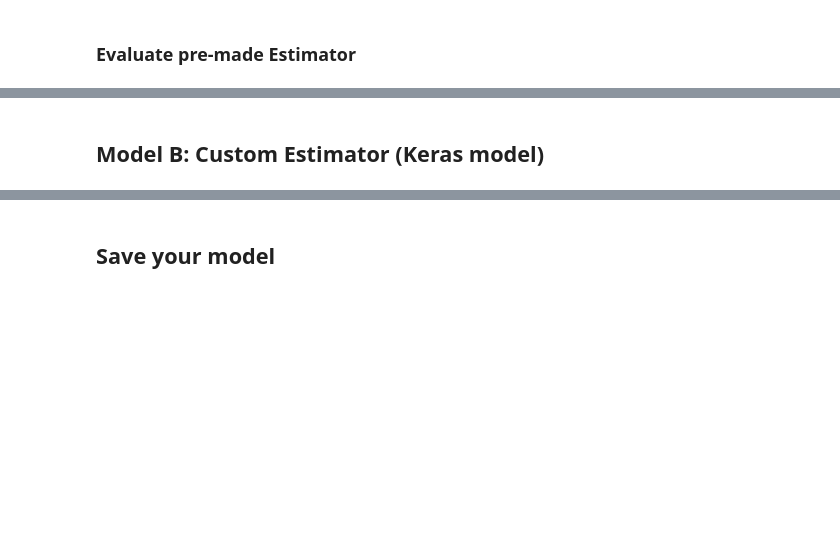
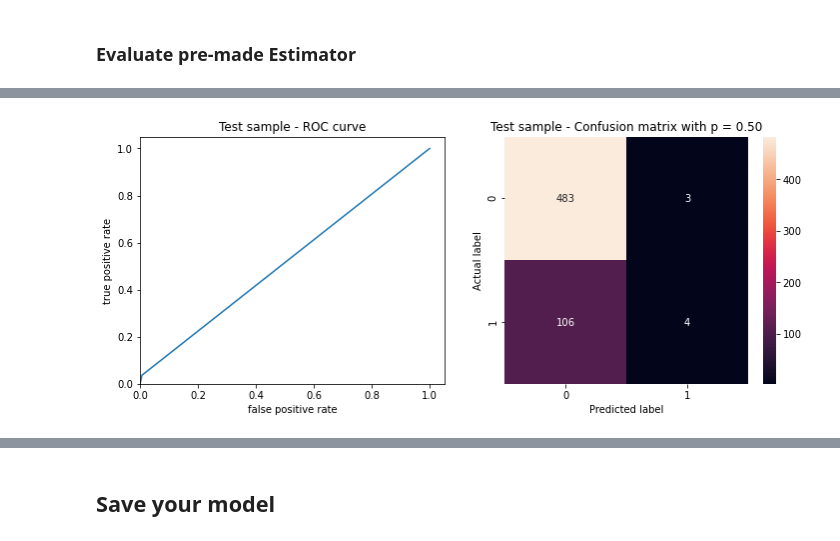
Before and after one commit to allront/modelops-sas-tensorflow-workflow-manager-openshift, a Jupyter notebook: notebooks/1_training_tensorflow_LinearClassifier_Esitmator.ipynb, the cells around one changed output, grey strips where cells are left out. Drawn from its saved outputs; the diff is of its cells as text; code cells hidden in the pictures; blank space fills up the shorter version.

Commit message:
Add plot_metrics and print_metrics functions. Add Keras model.

```diff
--- a/notebooks/1_training_tensorflow_LinearClassifier_Esitmator.ipynb
+++ b/notebooks/1_training_tensorflow_LinearClassifier_Esitmator.ipynb
@@ -27,10 +27,20 @@ import datetime
 import numpy as np
 import pandas as pd
 from sklearn.metrics import roc_curve, confusion_matrix
-from matplotlib import pyplot as plt
+import matplotlib
+import matplotlib.pyplot as plt
 import seaborn as sns
+
+# Modelling
 import tensorflow as tf
-import tensorflow.keras as keras
+from tensorflow import keras
+from tensorflow.keras.models import Sequential
+from tensorflow.keras.layers import Dense, DenseFeatures, Dropout
+from tensorflow.keras.optimizers import Adam
+from tensorflow.keras.losses import BinaryCrossentropy
+
+# Settings
+matplotlib.rcParams['figure.figsize'] = (12, 10)
 # %% [markdown]
 ## Define variables
 # %%
@@ -454,7 +566,7 @@ In this way, I can compare both model based on TF API and model based on my busi
 # %% [markdown]
 ### Build the pre-made Estimator
 # %%
-def build_estimator(feature_columns, learning_rate=0.1):
+def build_estimator(feature_columns, learning_rate=0.01):
     """
      Build an estimator.
     """
@@ -482,12 +603,14 @@ def train_and_evaluate():
     test_input_fn = get_dataset(data_test, 'BAD', batch_size=500)
     # Get Features
     feature_columns = get_features(NUMERICAL_VARIABLES, CATEGORICAL_VARIABLES, labels_dict)
+    #Clean all
+    shutil.rmtree(LOG_DIR, ignore_errors = True)
     # Get estimator
     estimator = build_estimator(feature_columns)
     # Train the estimator
-    estimator_train = estimator.train(input_fn=train_input_fn, steps=20)
+    estimator_train = estimator.train(input_fn=train_input_fn, steps=10)
     # Evaluate
-    metrics = estimator_train.evaluate(input_fn=test_input_fn, steps=20)
+    metrics = estimator_train.evaluate(input_fn=test_input_fn, steps=10)
     return estimator_train, metrics
 # %%
 model, metrics = train_and_evaluate()
@@ -499,3 +653,5 @@ predictions = pd.Series([pred['class_ids'] for pred in predictions_dictionary])
 # %%
 test_labels = data_test['BAD']
-plot_roc("Test pre-made Estimator", test_labels, predictions)
+plot_metrics("Test sample", test_labels, predictions, p=0.5)
+# %% [output]
+[figure, added]
@@ -507,2 +657,0 @@ plot_cm(test_labels, predictions)
-# %% [markdown]
-## Model B: Custom Estimator (Keras model)
```
Also changed, not shown: parts of 25 cells of this notebook.
